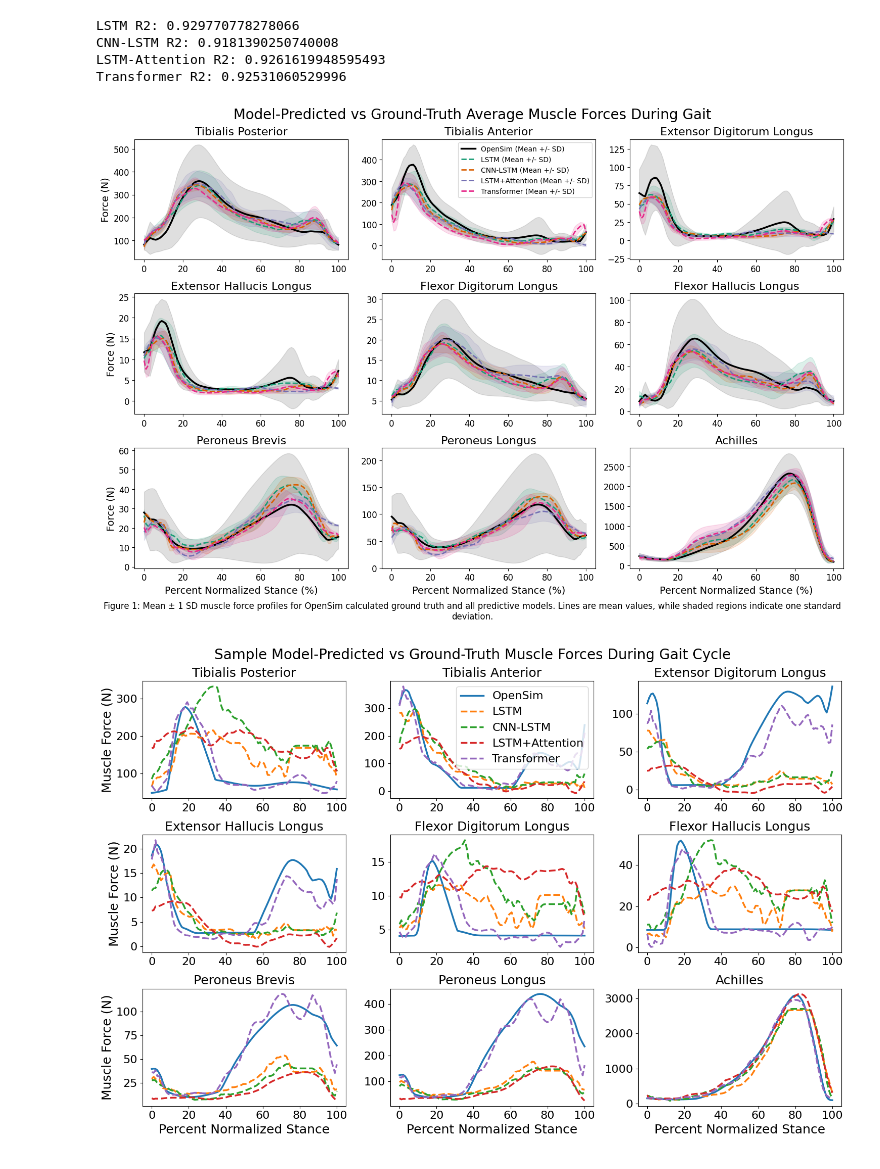
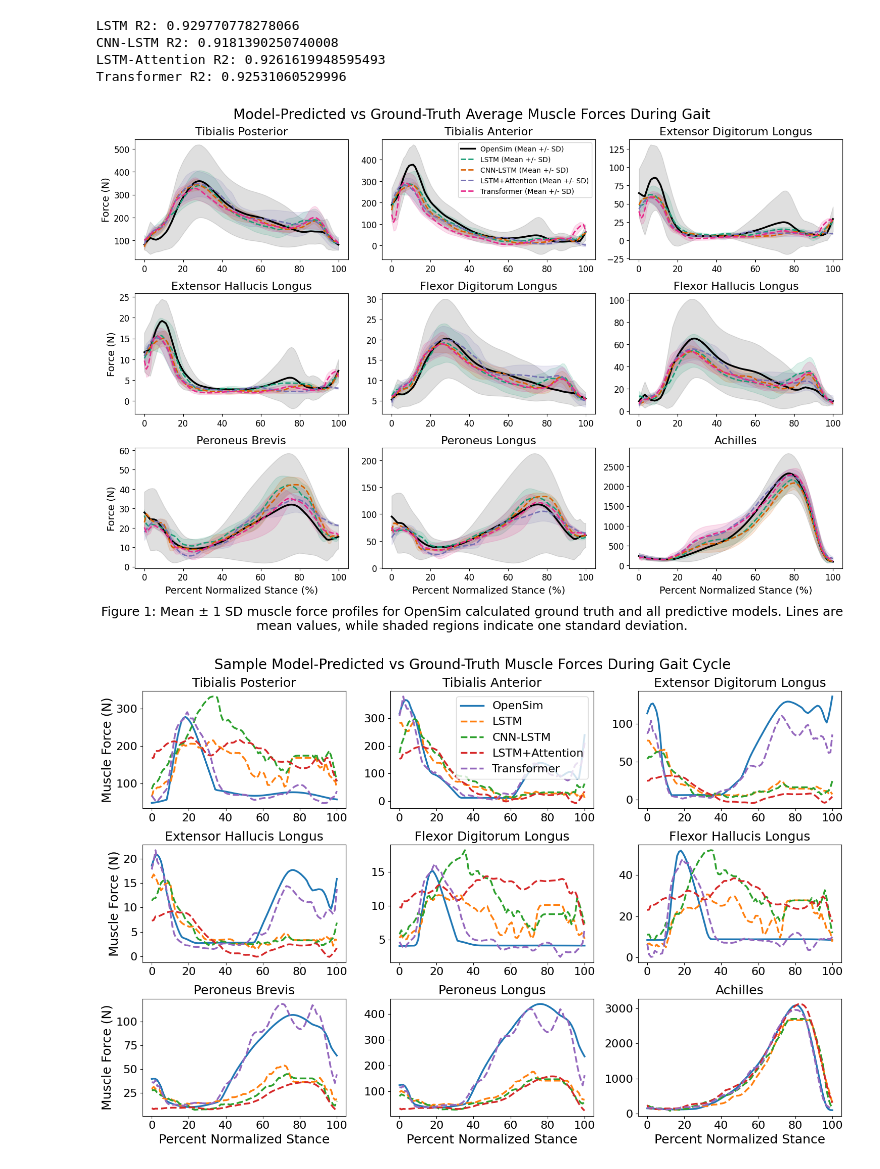
Before and after one commit to anth0nyhle/GRFMuscleModel, a Jupyter notebook: OA_Scripts/Compare_OA_Models.ipynb, the cells around one changed output. Saved outputs shown, nothing was run; the diff lists cells and outputs as text; code cells hidden in the pictures.

Commit message:
updated font size on comparison figure

```diff
--- a/OA_Scripts/Compare_OA_Models.ipynb
+++ b/OA_Scripts/Compare_OA_Models.ipynb
@@ -518,36 +518,36 @@ for i, ax in enumerate(axes):
         )
 
     if i >= 6:
         ax.set_xlabel('Percent Normalized Stance (%)', fontsize=14)
     if i % 3 == 0:
         ax.set_ylabel('Force (N)', fontsize=14)
 
     ax.set_title(muscle_titles[i], fontsize=16)
     if i == 1:
         ax.legend(loc='upper right', fontsize=10, frameon=True)
     ax.tick_params(axis='x', labelsize=12)
     ax.tick_params(axis='y', labelsize=12)
 
 handles, labels = axes[0].get_legend_handles_labels()
 
 caption_text = (
     "Figure 1: Mean ± 1 SD muscle force profiles for OpenSim calculated ground truth and all predictive models. "
     "Lines are mean values, while shaded regions indicate one standard deviation."
 )
 
 plt.figtext(
-    0.5, -0.03,
+    0.5, -0.05,
     caption_text,
     wrap=True,
     ha='center',
-    fontsize=12
+    fontsize=18
 )
 
 plt.suptitle('Model-Predicted vs Ground-Truth Average Muscle Forces During Gait', fontsize = 20)
 plt.tight_layout()
 plt.show()
 # %% [output]
-[figure, old version]
+[figure, new version]
 # %%
 sample_idx = 69
 
```
